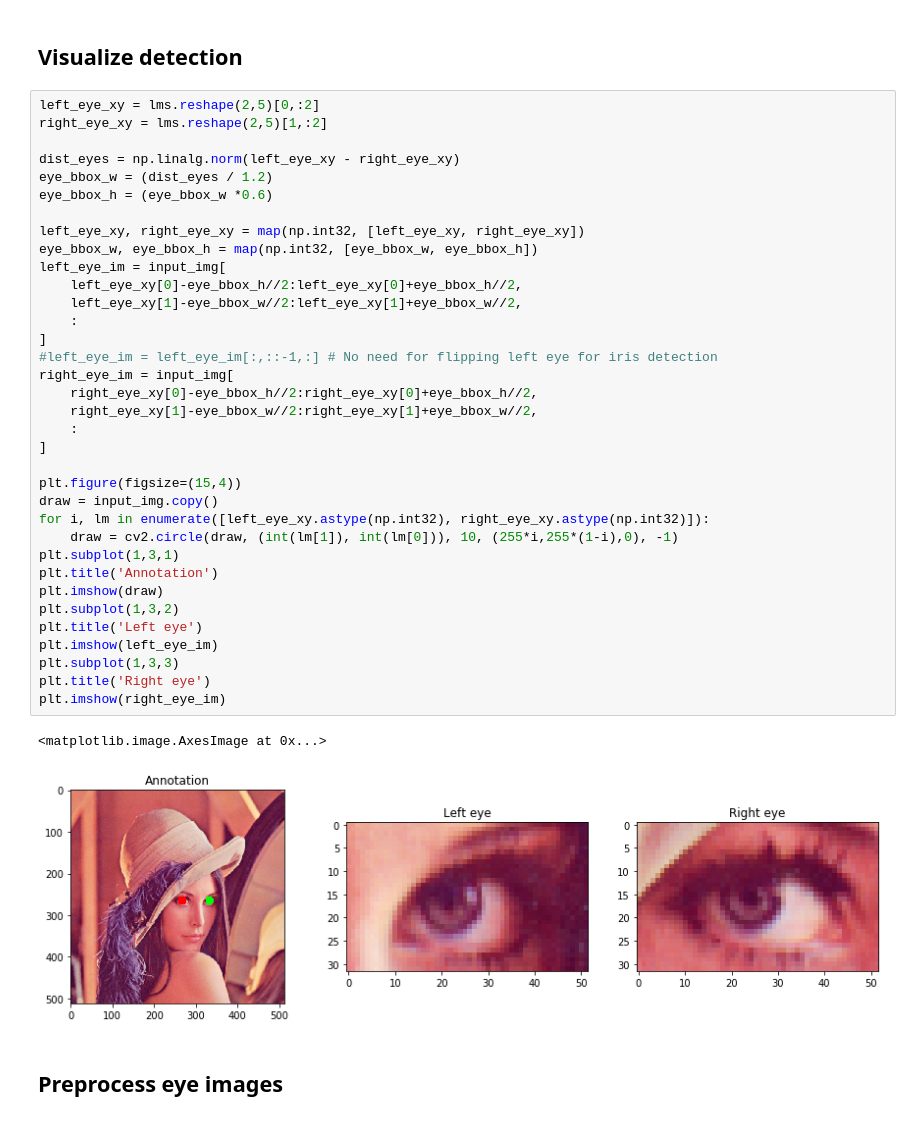
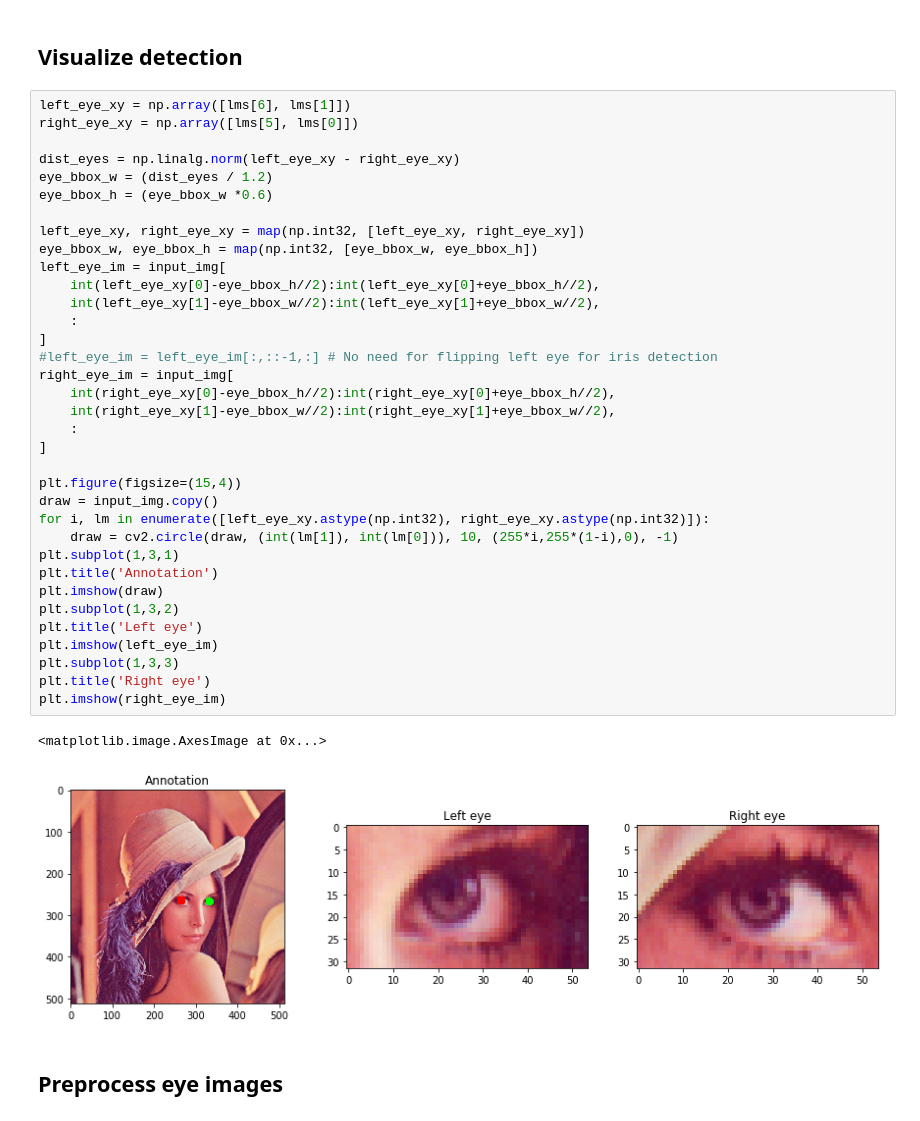
Before and after one commit to shaoanlu/GazeML-keras, a Jupyter notebook: demo_colab.ipynb, the cells around one changed output. Saved outputs shown, nothing was run; the diff lists cells and outputs as text.

```diff
--- a/demo_colab.ipynb
+++ b/demo_colab.ipynb
@@ -51,43 +50,43 @@ face, lms = fd.detect_face(input_img)
 # %% [markdown]
 ## Visualize detection
 # %%
-left_eye_xy = lms.reshape(2,5)[0,:2]
-right_eye_xy = lms.reshape(2,5)[1,:2]
+left_eye_xy = np.array([lms[6], lms[1]])
+right_eye_xy = np.array([lms[5], lms[0]])
 
 dist_eyes = np.linalg.norm(left_eye_xy - right_eye_xy)
 eye_bbox_w = (dist_eyes / 1.2)
 eye_bbox_h = (eye_bbox_w *0.6)
 
 left_eye_xy, right_eye_xy = map(np.int32, [left_eye_xy, right_eye_xy])
 eye_bbox_w, eye_bbox_h = map(np.int32, [eye_bbox_w, eye_bbox_h])
 left_eye_im = input_img[
-    left_eye_xy[0]-eye_bbox_h//2:left_eye_xy[0]+eye_bbox_h//2,
-    left_eye_xy[1]-eye_bbox_w//2:left_eye_xy[1]+eye_bbox_w//2,
+    int(left_eye_xy[0]-eye_bbox_h//2):int(left_eye_xy[0]+eye_bbox_h//2),
+    int(left_eye_xy[1]-eye_bbox_w//2):int(left_eye_xy[1]+eye_bbox_w//2),
     :
 ]
 #left_eye_im = left_eye_im[:,::-1,:] # No need for flipping left eye for iris detection
 right_eye_im = input_img[
-    right_eye_xy[0]-eye_bbox_h//2:right_eye_xy[0]+eye_bbox_h//2,
-    right_eye_xy[1]-eye_bbox_w//2:right_eye_xy[1]+eye_bbox_w//2,
+    int(right_eye_xy[0]-eye_bbox_h//2):int(right_eye_xy[0]+eye_bbox_h//2),
+    int(right_eye_xy[1]-eye_bbox_w//2):int(right_eye_xy[1]+eye_bbox_w//2),
     :
 ]
 
 plt.figure(figsize=(15,4))
 draw = input_img.copy()
 for i, lm in enumerate([left_eye_xy.astype(np.int32), right_eye_xy.astype(np.int32)]):
     draw = cv2.circle(draw, (int(lm[1]), int(lm[0])), 10, (255*i,255*(1-i),0), -1)
 plt.subplot(1,3,1)
 plt.title('Annotation')
 plt.imshow(draw)
 plt.subplot(1,3,2)
 plt.title('Left eye')
 plt.imshow(left_eye_im)
 plt.subplot(1,3,3)
 plt.title('Right eye')
 plt.imshow(right_eye_im)
 # %% [output]
 <matplotlib.image.AxesImage at 0x...>
-[figure, old version]
+[figure, new version]
 # %% [markdown]
 ## Preprocess eye images
 # %%
```
Also changed, not shown: parts of 5 cells of this notebook.
